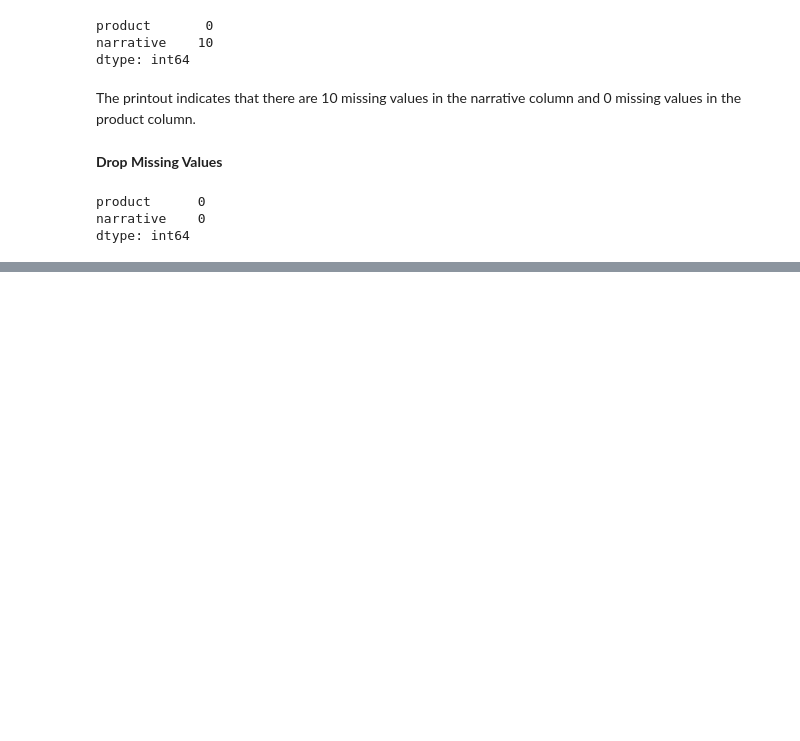
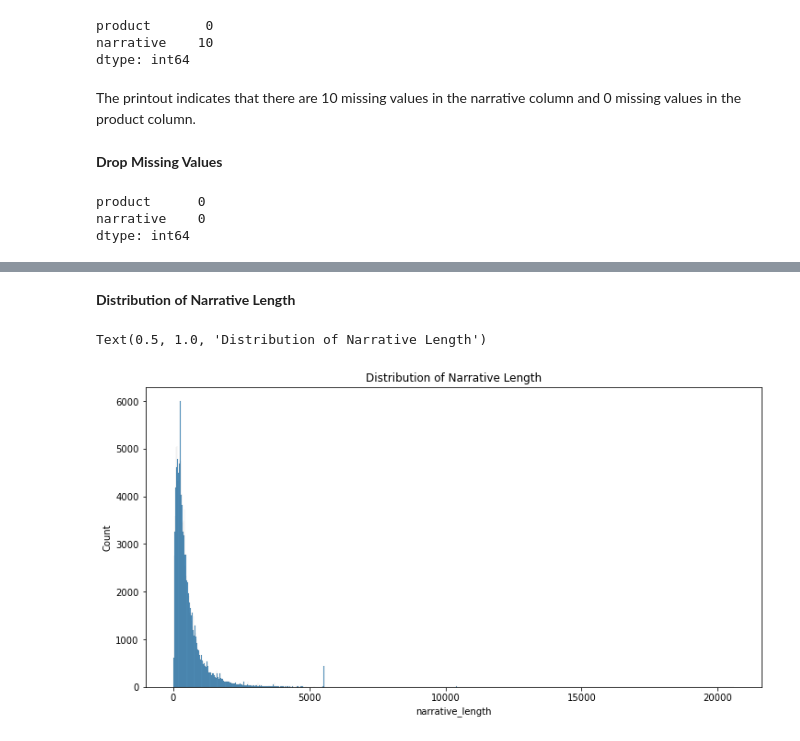
Before and after one commit to johnkul/nlp_consumer_complaints_classification, a Jupyter notebook: notebooks/mary.ipynb, the cells around one changed output, grey strips where cells are left out. Drawn from its saved outputs; the diff is of its cells as text; code cells hidden in the pictures; blank space fills up the shorter version.

```diff
--- a/notebooks/mary.ipynb
+++ b/notebooks/mary.ipynb
@@ -104,0 +130,13 @@ dtype: int64
+# %% [markdown]
+**Distribution of Narrative Length**
+# %%
+# Distribution of Narrative Length
+
+Consumer_Complaints_data['narrative_length'] = Consumer_Complaints_data['narrative'].apply(lambda x: len(x))
+
+plt.figure(figsize=(12,6))
+sns.histplot(x='narrative_length', data=Consumer_Complaints_data)
+plt.title('Distribution of Narrative Length')
+# %% [output]
+Text(0.5, 1.0, 'Distribution of Narrative Length')
+[figure, added]
```
Also changed, not shown: parts of 3 cells of this notebook.
